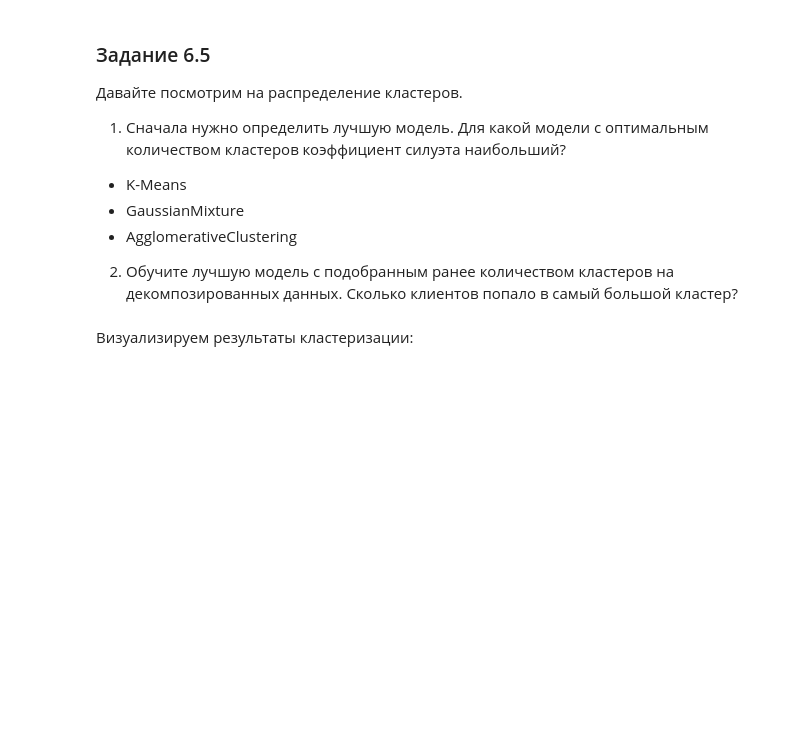
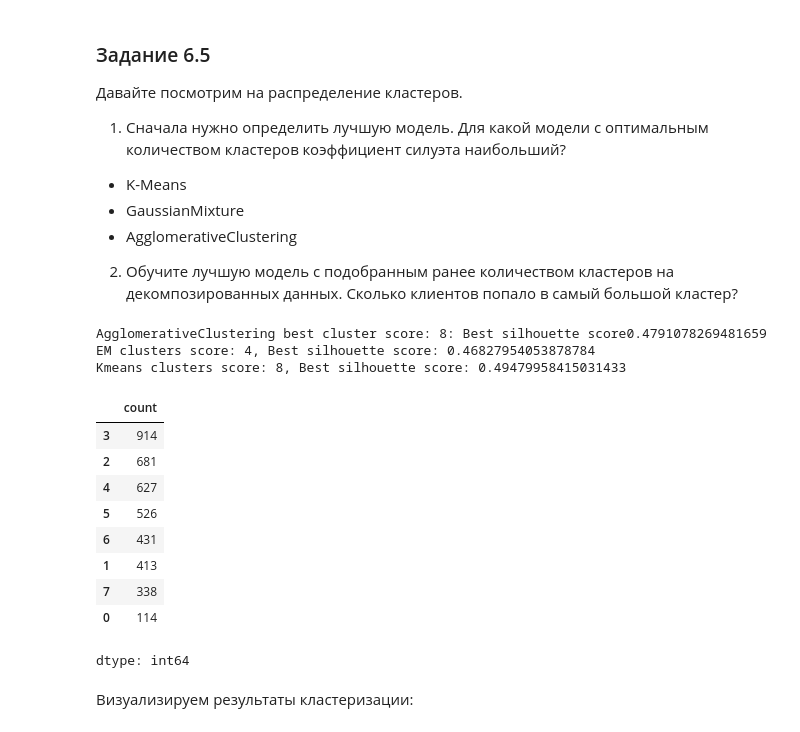
Before and after one commit to Ar1sha/sf, a Jupyter notebook: project_6/Project-6.Сегментирование клиентов онлайн-магазина подарков.ipynb, the cells around one changed output. Drawn from its saved outputs; the diff is of its cells as text; code cells hidden in the pictures; blank space fills up the shorter version.

```diff
--- a/project_6/Project-6.Сегментирование клиентов онлайн-магазина подарков.ipynb
+++ b/project_6/Project-6.Сегментирование клиентов онлайн-магазина подарков.ipynb
@@ -1065,6 +1125,29 @@ sns.scatterplot(data=rfm_table_processed, x='axis-1', y='axis-2');
 
 2) Обучите лучшую модель с подобранным ранее количеством кластеров на декомпозированных данных.
 Сколько клиентов попало в самый большой кластер?
+# %%
+print(f"AgglomerativeClustering best cluster score: {max(AG_tsne.items(),key=lambda x: x[1])[0]}, Best silhouette score: {max(AG_tsne.items(),key=lambda x: x[1])[1]}")
+print(f"EM clusters score: {max(EM_tsne.items(), key=lambda x: x[1])[0]}, Best silhouette score: {max(EM_tsne.items(), key=lambda x: x[1])[1]} ")
+print(f"Kmeans clusters score: {max(kmeans_tsne.items(),key=lambda x:x[1])[0]}, Best silhouette score: {max(kmeans_tsne.items(),key=lambda x: x[1])[1]}")
+# %% [output]
+AgglomerativeClustering best cluster score: 8: Best silhouette score0.4791078269481659
+EM clusters score: 4, Best silhouette score: 0.46827954053878784
+Kmeans clusters score: 8, Best silhouette score: 0.49479958415031433
+# %%
+kmeans = cluster.KMeans(random_state=42, n_clusters=8)
+model = kmeans.fit(rfm_table_processed_)
+pd.Series(kmeans.labels_).value_counts()
+# %% [output]
+|  | count |
+| 3 | 914 |
+| 2 | 681 |
+| 4 | 627 |
+| 5 | 526 |
+| 6 | 431 |
+| 1 | 413 |
+| 7 | 338 |
+| 0 | 114 |
+dtype: int64
 # %% [markdown]
 Визуализируем результаты кластеризации:
 # %%
```
Also changed, not shown: parts of 12 cells of this notebook.
